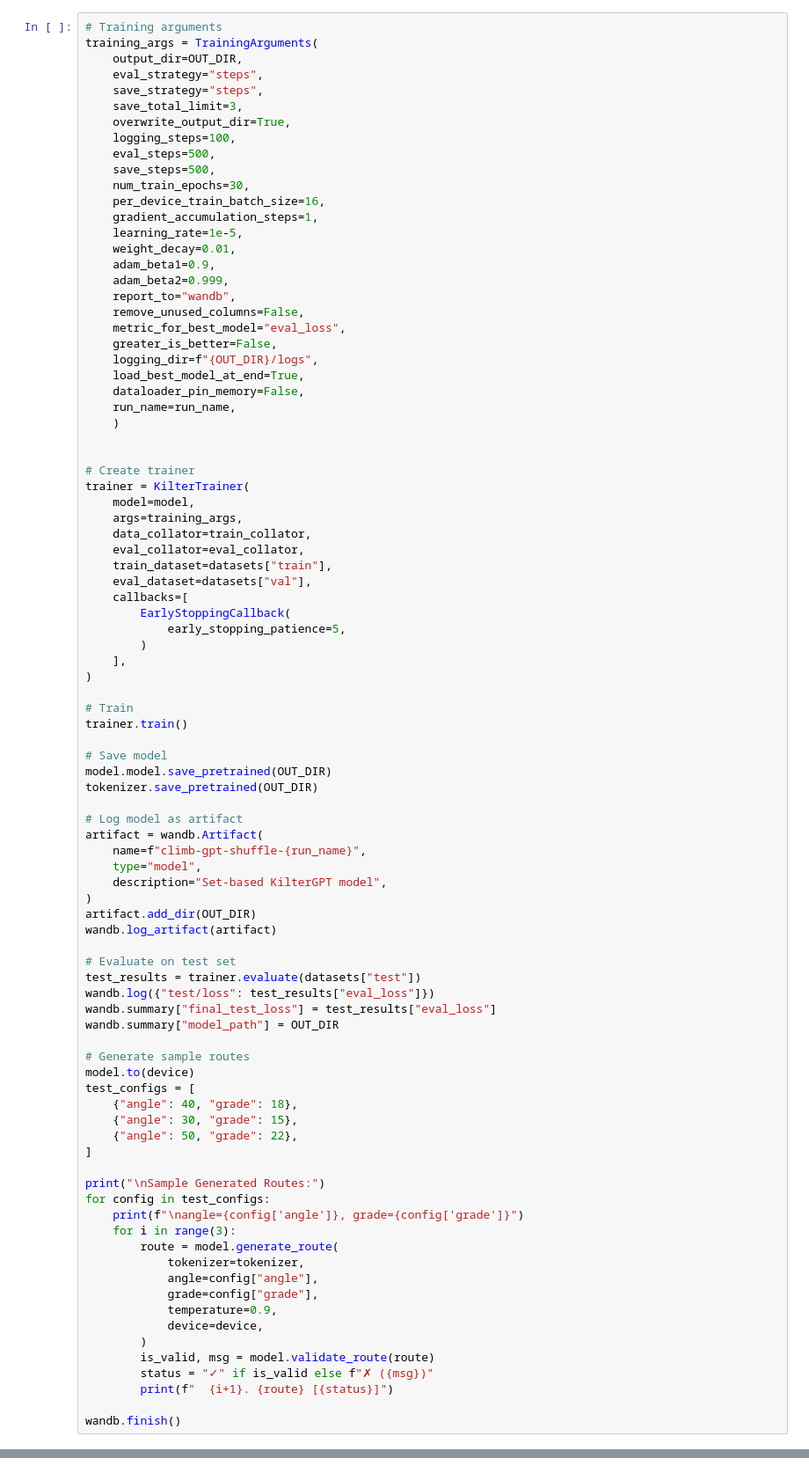
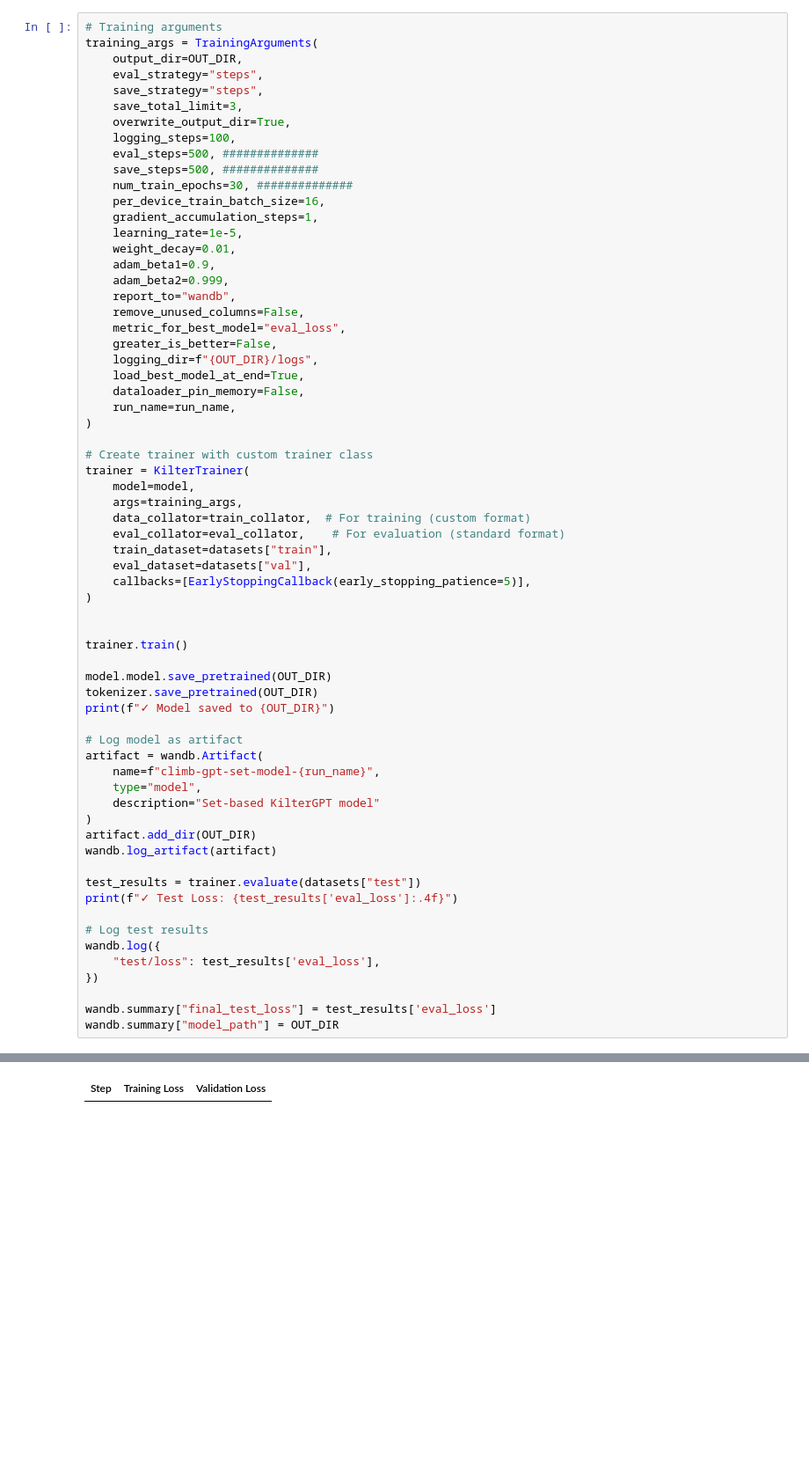
Before and after one commit to nnott3/KilterTransformer, a Jupyter notebook: gpt_shuffle.ipynb, the cells around one changed output, grey strips where cells are left out. Shown at 88% size. Saved outputs shown, nothing was run; the diff lists cells and outputs as text; blank space fills up the shorter version.

Commit message:
before training

```diff
--- a/gpt_shuffle.ipynb
+++ b/gpt_shuffle.ipynb
@@ -592,9 +805,9 @@ training_args = TrainingArguments(
     save_total_limit=3,
     overwrite_output_dir=True,
     logging_steps=100,
-    eval_steps=500,
-    save_steps=500,
-    num_train_epochs=30,
+    eval_steps=500, ##############
+    save_steps=500, ##############
+    num_train_epochs=30, ##############
     per_device_train_batch_size=16,
     gradient_accumulation_steps=1,
     learning_rate=1e-5,
@@ -609,67 +822,43 @@ training_args = TrainingArguments(
     load_best_model_at_end=True,
     dataloader_pin_memory=False,
     run_name=run_name,
-    )
+)
 
-
-# Create trainer
+# Create trainer with custom trainer class
 trainer = KilterTrainer(
     model=model,
     args=training_args,
-    data_collator=train_collator,
-    eval_collator=eval_collator,
+    data_collator=train_collator,  # For training (custom format)
+    eval_collator=eval_collator,    # For evaluation (standard format)
     train_dataset=datasets["train"],
     eval_dataset=datasets["val"],
-    callbacks=[
-        EarlyStoppingCallback(
-            early_stopping_patience=5,
-        )
-    ],
+    callbacks=[EarlyStoppingCallback(early_stopping_patience=5)],
 )
 
-# Train
+
 trainer.train()
 
-# Save model
 model.model.save_pretrained(OUT_DIR)
 tokenizer.save_pretrained(OUT_DIR)
+print(f"✓ Model saved to {OUT_DIR}")
 
 # Log model as artifact
 artifact = wandb.Artifact(
-    name=f"climb-gpt-shuffle-{run_name}",
+    name=f"climb-gpt-set-model-{run_name}",
     type="model",
-    description="Set-based KilterGPT model",
+    description="Set-based KilterGPT model"
 )
 artifact.add_dir(OUT_DIR)
 wandb.log_artifact(artifact)
 
-# Evaluate on test set
 test_results = trainer.evaluate(datasets["test"])
-wandb.log({"test/loss": test_results["eval_loss"]})
-wandb.summary["final_test_loss"] = test_results["eval_loss"]
+print(f"✓ Test Loss: {test_results['eval_loss']:.4f}")
+
+# Log test results
+wandb.log({
+    "test/loss": test_results['eval_loss'],
+})
+
+wandb.summary["final_test_loss"] = test_results['eval_loss']
 wandb.summary["model_path"] = OUT_DIR
-
-# Generate sample routes
-model.to(device)
-test_configs = [
-    {"angle": 40, "grade": 18},
-    {"angle": 30, "grade": 15},
-    {"angle": 50, "grade": 22},
-]
-
-print("\nSample Generated Routes:")
-for config in test_configs:
-    print(f"\nangle={config['angle']}, grade={config['grade']}")
-    for i in range(3):
-        route = model.generate_route(
-            tokenizer=tokenizer,
-            angle=config["angle"],
-            grade=config["grade"],
-            temperature=0.9,
-            device=device,
-        )
-        is_valid, msg = model.validate_route(route)
-        status = "✓" if is_valid else f"✗ ({msg})"
-        print(f"  {i+1}. {route} [{status}]")
-
-wandb.finish()
+# %% [output]
@@ -676,2 +866,3 @@ wandb.finish()
+| Step | Training Loss | Validation Loss |
 # %%
 # Generate sample routes
```
Also changed, not shown: parts of 23 cells of this notebook.
